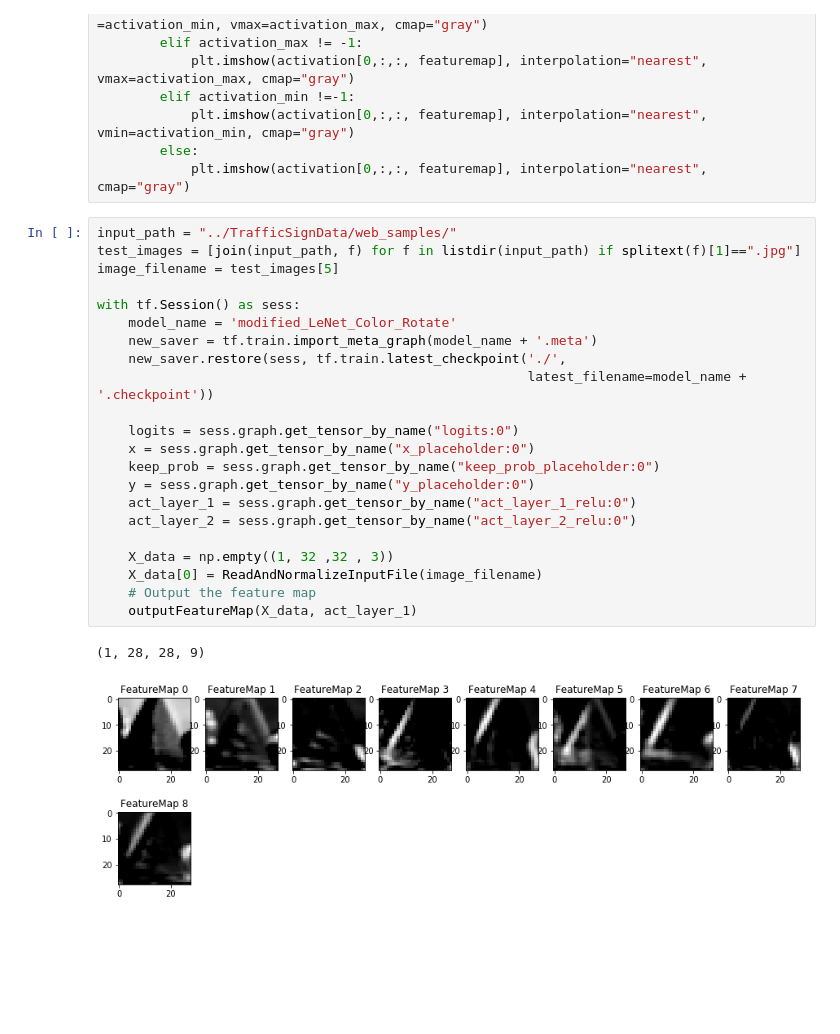
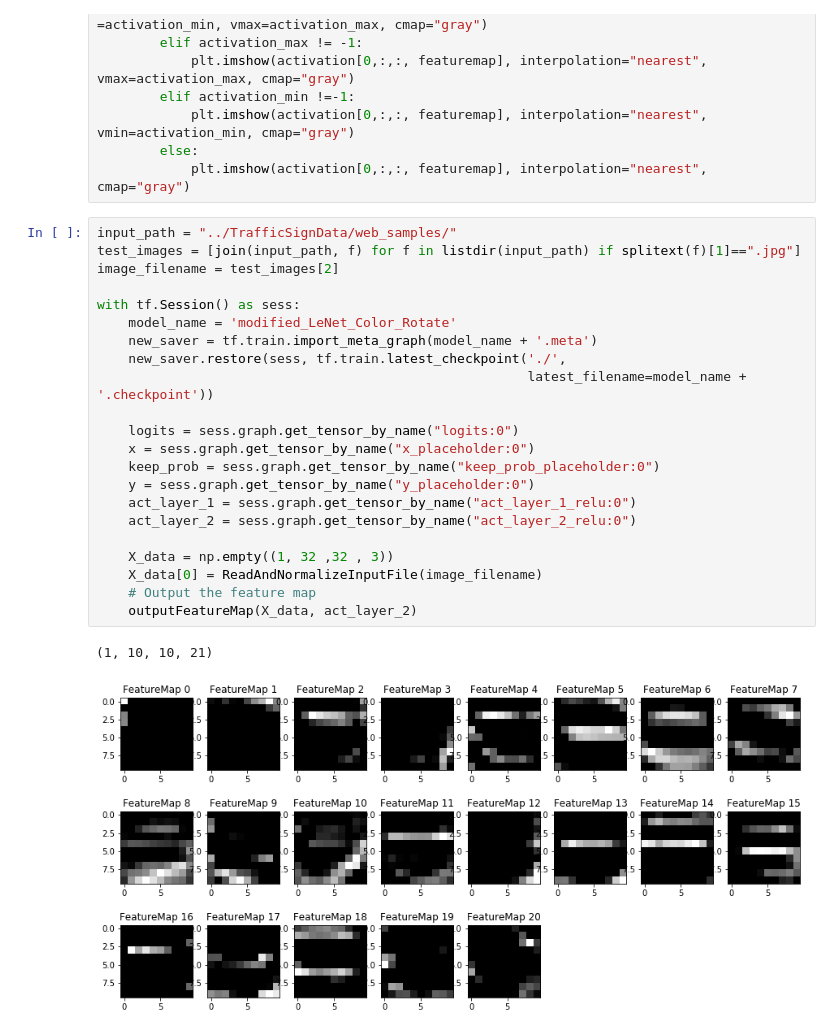
Before and after one commit to liamog/CarND-Traffic-Sign-Classifier-Project, a Jupyter notebook: Traffic_Sign_Classifier.ipynb, the cells around one changed output. Saved outputs shown, nothing was run; the diff lists cells and outputs as text; blank space fills up the shorter version.

```diff
--- a/Traffic_Sign_Classifier.ipynb
+++ b/Traffic_Sign_Classifier.ipynb
@@ -1071,25 +1071,25 @@ def outputFeatureMap(image_input, tf_activation, activation_min=-1, activation_m
 # %%
 input_path = "../TrafficSignData/web_samples/"
 test_images = [join(input_path, f) for f in listdir(input_path) if splitext(f)[1]==".jpg"]
-image_filename = test_images[5]
+image_filename = test_images[2]
 
 with tf.Session() as sess:
     model_name = 'modified_LeNet_Color_Rotate'
     new_saver = tf.train.import_meta_graph(model_name + '.meta')
     new_saver.restore(sess, tf.train.latest_checkpoint('./',
                                                        latest_filename=model_name + '.checkpoint'))
 
     logits = sess.graph.get_tensor_by_name("logits:0")
     x = sess.graph.get_tensor_by_name("x_placeholder:0")
     keep_prob = sess.graph.get_tensor_by_name("keep_prob_placeholder:0")
     y = sess.graph.get_tensor_by_name("y_placeholder:0")
     act_layer_1 = sess.graph.get_tensor_by_name("act_layer_1_relu:0")
     act_layer_2 = sess.graph.get_tensor_by_name("act_layer_2_relu:0")
 
     X_data = np.empty((1, 32 ,32 , 3))
     X_data[0] = ReadAndNormalizeInputFile(image_filename)
     # Output the feature map
-    outputFeatureMap(X_data, act_layer_1)
+    outputFeatureMap(X_data, act_layer_2)
 # %% [output]
-(1, 28, 28, 9)
+(1, 10, 10, 21)
-[figure, old version]
+[figure, new version]
```
Also changed, not shown: parts of 8 cells of this notebook.
